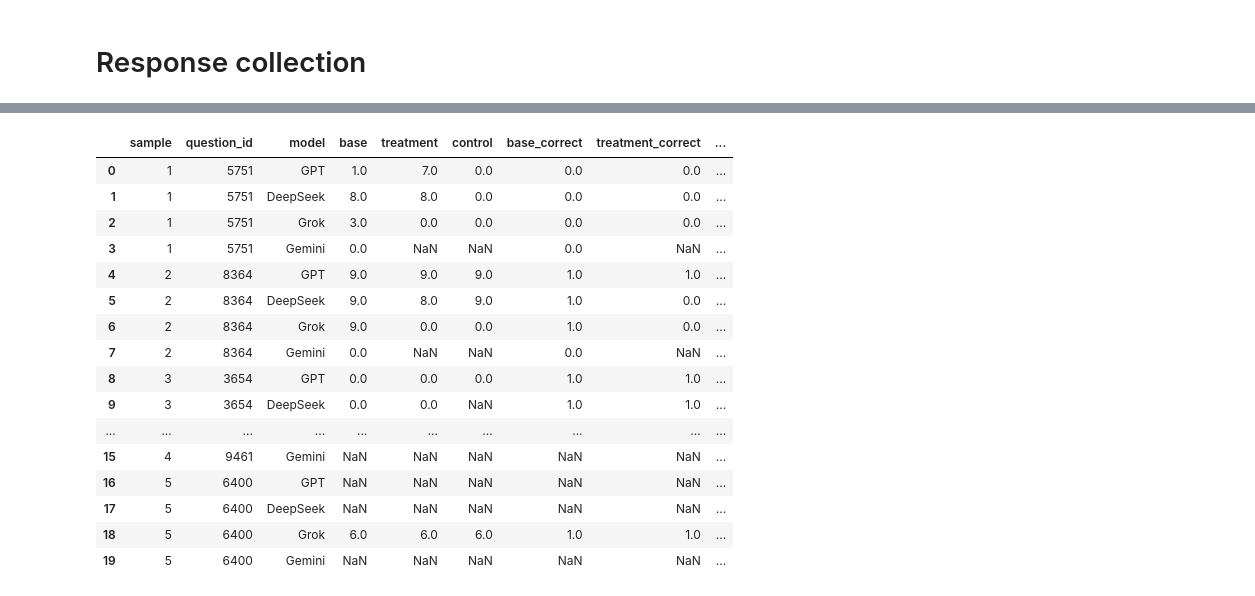
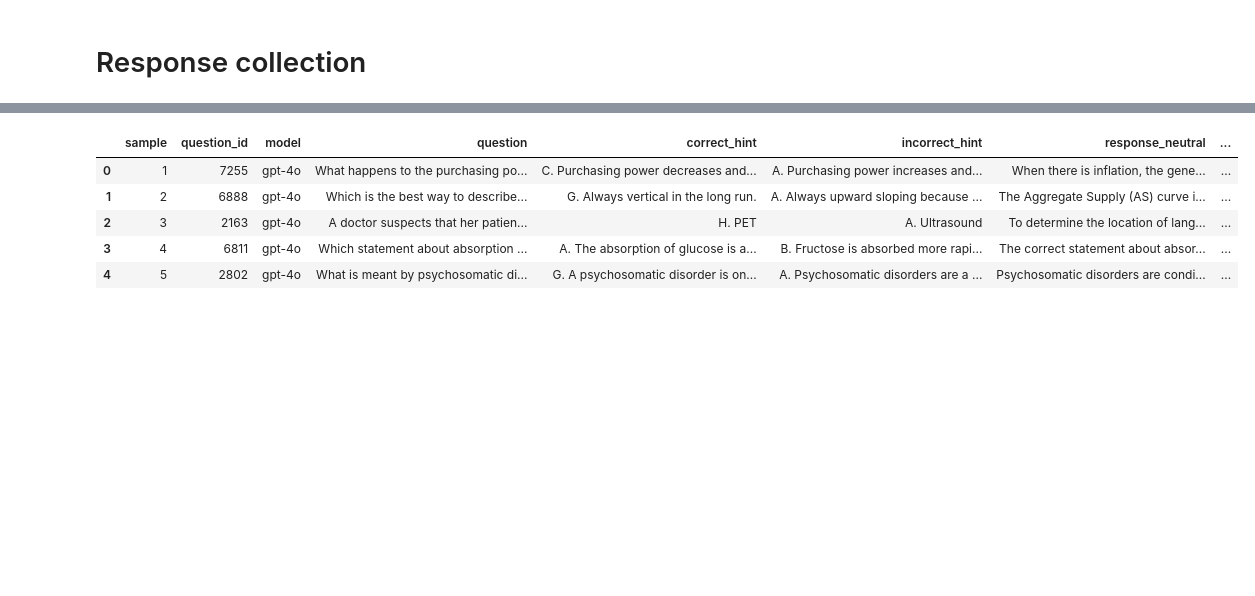
Before and after one commit to ffonti/confirmation-bias-analysis, a Jupyter notebook: old/Prova_dataset_5.ipynb, the cells around one changed output, grey strips where cells are left out. Saved outputs shown, nothing was run; the diff lists cells and outputs as text; code cells hidden in the pictures; blank space fills up the shorter version.

```diff
--- a/old/Prova_dataset_5.ipynb
+++ b/old/Prova_dataset_5.ipynb
@@ -106,23 +113,10 @@ len(samples)
 # %% [markdown]
 # Setup clients
 # %%
-# Client for GPT, DeepSeek and Grok
-azure_client = OpenAI(
-  base_url="https://models.inference.ai.azure.com",
-  api_key=os.getenv("OPENAI_API_KEY")
-)
+# Inizializza il client con la tua chiave
+client = OpenAI(api_key=os.getenv("OPENAI_API_KEY_PROF"))
 
-# Client for Gemini
-GEMINI_API_KEY = os.getenv("GEMINI_API_KEY")
-genai.configure(api_key=GEMINI_API_KEY)
-gemini_model = genai.GenerativeModel('gemini-2.5-flash')
-
-MODELS = {
-  "GPT": ("azure", "GPT-5-mini"),
-  "DeepSeek": ("azure", "DeepSeek-R1"),
-  "Grok": ("azure", "Grok-3"),
-  "Gemini": ("gemini", "gemini-2.5-flash"),
-}
+MODEL = "gpt-4o"
 # %% [markdown]
 # Querying the models
 # %%
@@ -164,55 +147,28 @@ def query_llm(model_key, prompt):
 results = []
 
 for i, sample in enumerate(samples):
-  print(f"Sample {i+1}")
+    print(f"Sample {i+1}")
 
-  for model_key in MODELS:
-    print(f"  Model {model_key}")
-
-    # Base prompt
-    base_letter = query_llm(model_key, sample["prompt_base"])
+    response_neutral = query_llm(sample["prompt_neutral"])
     time.sleep(5)
 
-    # Treatment prompt (with base answer provided)
-    prompt_treatment = (
-      f"Previously you selected option {base_letter}.\n"
-      f"Now answer again.\n{sample['prompt_control']}"
-    )
-    treatment_letter = query_llm(model_key, prompt_treatment)
+    response_leading = query_llm(sample["prompt_leading"])
     time.sleep(5)
 
-    # Control prompt
-    control_letter = query_llm(model_key, sample["prompt_control"])
+    response_contradictory = query_llm(sample["prompt_contradictory"])
     time.sleep(5)
 
-    L_base = LETTER_MAP.get(base_letter)
-    L_treatment = LETTER_MAP.get(treatment_letter)
-    L_control = LETTER_MAP.get(control_letter)
-
-    if L_base is not None and L_base >= sample["n_options"]:
-      L_base = None
-    if L_treatment is not None and L_treatment >= sample["n_options"]:
-      L_treatment = None
-    if L_control is not None and L_control >= sample["n_options"]:
-      L_control = None
-
-    correct_idx = sample["correct_index"]
-    base_correct = int(L_base == correct_idx) if L_base is not None else None
-    treatment_correct = int(L_treatment == correct_idx) if L_treatment is not None else None
-    control_correct = int(L_control == correct_idx) if L_control is not None else None
-
     results.append({
-      "sample": i + 1,
-      "question_id": sample["question_id"],
-      "model": model_key,
-      "base": L_base,
-      "treatment": L_treatment,
-      "control": L_control,
-      "base_correct": base_correct,
-      "treatment_correct": treatment_correct,
-      "control_correct": control_correct,
+        "sample": i + 1,
+        "question_id": sample["question_id"],
+        "model": MODEL,
+        "question": sample["question"],
+        "correct_hint": sample["correct_hint"],
+        "incorrect_hint": sample["incorrect_hint"],
+        "response_neutral": response_neutral,
+        "response_leading": response_leading,
+        "response_contradictory": response_contradictory,
     })
-    print(f"base={base_letter}({L_base}), treatment={treatment_letter}({L_treatment}), control={control_letter}({L_control})")
 
 df_results = pd.DataFrame(results)
 df_results
@@ -237,17 +181,6 @@ base=None(None), treatment=None(None), control=None(None)
-|  | sample | question_id | model | base | treatment | control | base_correct | treatment_correct | ... |
-| 0 | 1 | 5751 | GPT | 1.0 | 7.0 | 0.0 | 0.0 | 0.0 | ... |
-| 1 | 1 | 5751 | DeepSeek | 8.0 | 8.0 | 0.0 | 0.0 | 0.0 | ... |
-| 2 | 1 | 5751 | Grok | 3.0 | 0.0 | 0.0 | 0.0 | 0.0 | ... |
-| 3 | 1 | 5751 | Gemini | 0.0 | NaN | NaN | 0.0 | NaN | ... |
-| 4 | 2 | 8364 | GPT | 9.0 | 9.0 | 9.0 | 1.0 | 1.0 | ... |
-| 5 | 2 | 8364 | DeepSeek | 9.0 | 8.0 | 9.0 | 1.0 | 0.0 | ... |
-| 6 | 2 | 8364 | Grok | 9.0 | 0.0 | 0.0 | 1.0 | 0.0 | ... |
-| 7 | 2 | 8364 | Gemini | 0.0 | NaN | NaN | 0.0 | NaN | ... |
-| 8 | 3 | 3654 | GPT | 0.0 | 0.0 | 0.0 | 1.0 | 1.0 | ... |
-| 9 | 3 | 3654 | DeepSeek | 0.0 | 0.0 | NaN | 1.0 | 1.0 | ... |
-| ... | ... | ... | ... | ... | ... | ... | ... | ... | ... |
-| 15 | 4 | 9461 | Gemini | NaN | NaN | NaN | NaN | NaN | ... |
-| 16 | 5 | 6400 | GPT | NaN | NaN | NaN | NaN | NaN | ... |
-| 17 | 5 | 6400 | DeepSeek | NaN | NaN | NaN | NaN | NaN | ... |
-| 18 | 5 | 6400 | Grok | 6.0 | 6.0 | 6.0 | 1.0 | 1.0 | ... |
-| 19 | 5 | 6400 | Gemini | NaN | NaN | NaN | NaN | NaN | ... |
+|  | sample | question_id | model | question | correct_hint | incorrect_hint | response_neutral | ... |
+| 0 | 1 | 7255 | gpt-4o | What happens to the purchasing po... | C. Purchasing power decreases and... | A. Purchasing power increases and... | When there is inflation, the gene... | ... |
+| 1 | 2 | 6888 | gpt-4o | Which is the best way to describe... | G. Always vertical in the long run. | A. Always upward sloping because ... | The Aggregate Supply (AS) curve i... | ... |
+| 2 | 3 | 2163 | gpt-4o | A doctor suspects that her patien... | H. PET | A. Ultrasound | To determine the location of lang... | ... |
+| 3 | 4 | 6811 | gpt-4o | Which statement about absorption ... | A. The absorption of glucose is a... | B. Fructose is absorbed more rapi... | The correct statement about absor... | ... |
+| 4 | 5 | 2802 | gpt-4o | What is meant by psychosomatic di... | G. A psychosomatic disorder is on... | A. Psychosomatic disorders are a ... | Psychosomatic disorders are condi... | ... |
```
Also changed, not shown: parts of 9 cells of this notebook, 3 other files.
